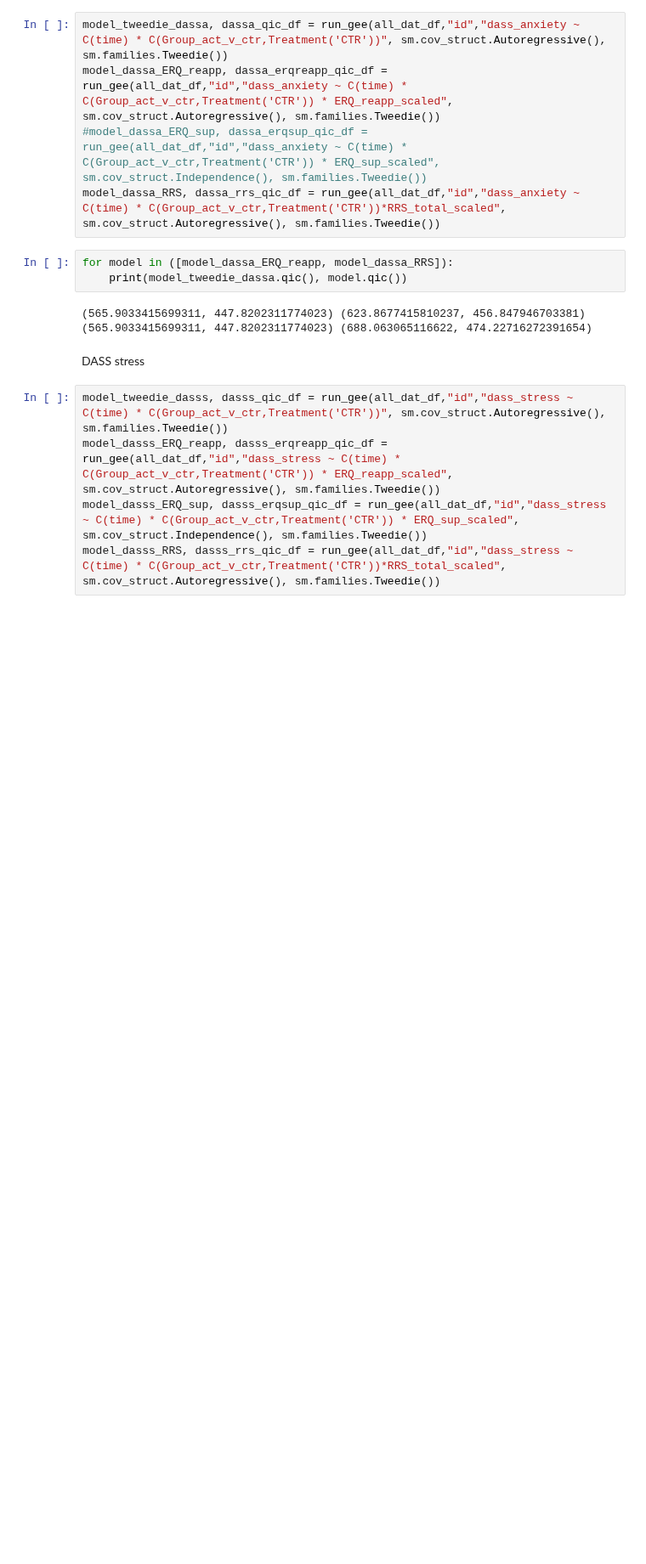
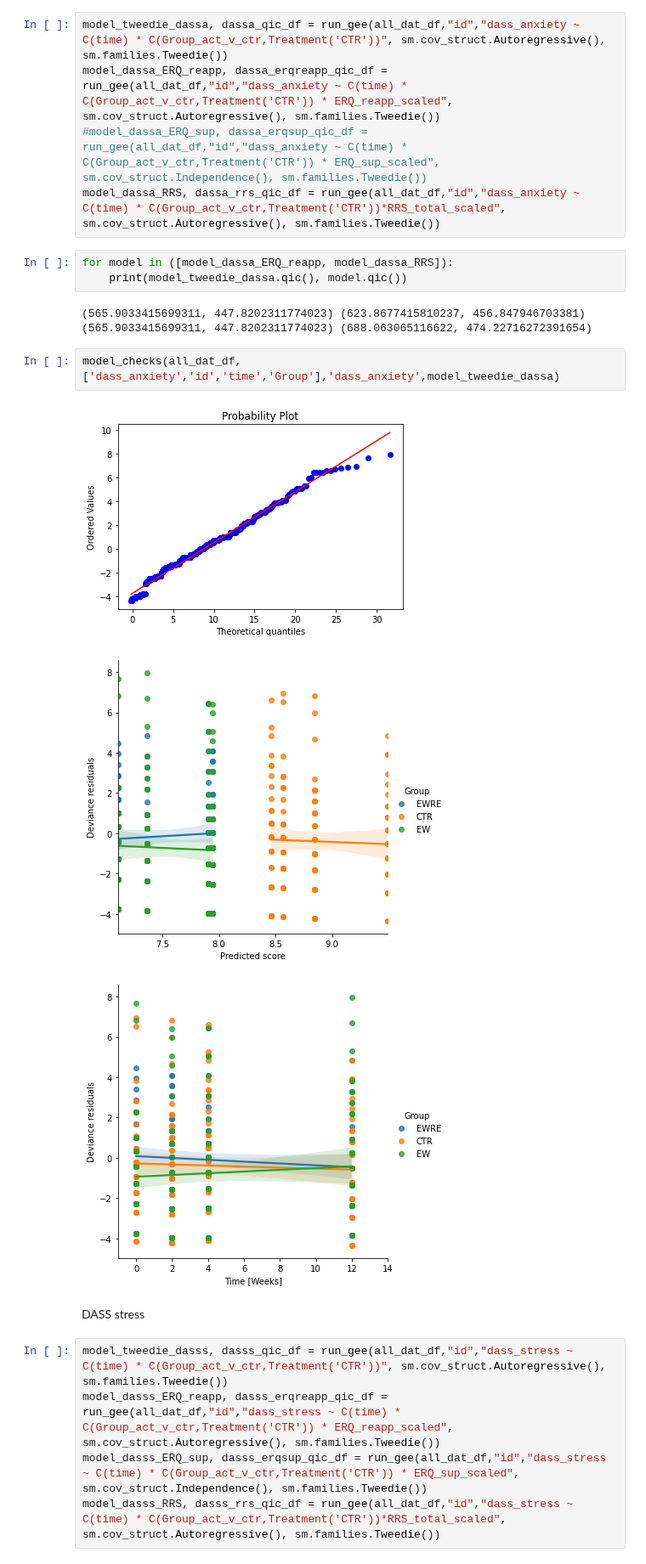
Before and after one commit to lucia-lux/EW_analysis, a Jupyter notebook: ew_anlaysis_1510.ipynb, the cells around one changed output. Shown at 85% size. Saved outputs shown, nothing was run; the diff lists cells and outputs as text; blank space fills up the shorter version.

```diff
--- a/ew_anlaysis_1510.ipynb
+++ b/ew_anlaysis_1510.ipynb
@@ -600,6 +601,12 @@ for model in ([model_dassa_ERQ_reapp, model_dassa_RRS]):
 # %% [output]
 (565.9033415699311, 447.8202311774023) (623.8677415810237, 456.847946703381)
 (565.9033415699311, 447.8202311774023) (688.063065116622, 474.22716272391654)
+# %%
+model_checks(all_dat_df,['dass_anxiety','id','time','Group'],'dass_anxiety',model_tweedie_dassa)
+# %% [output]
+[figure, added]
+[figure, added]
+[figure, added]
 # %% [markdown]
 DASS stress
 # %%
```
Also changed, not shown: parts of 5 cells of this notebook, 1 other file.
